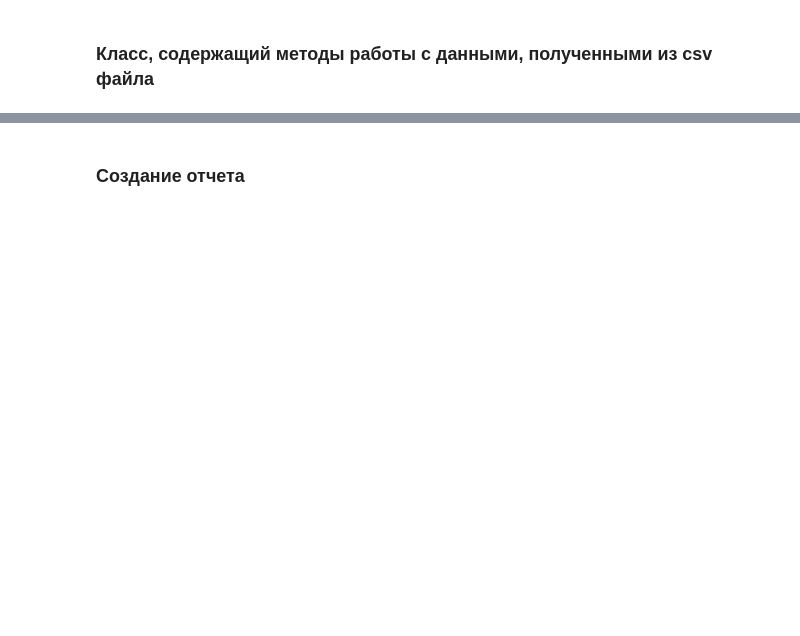
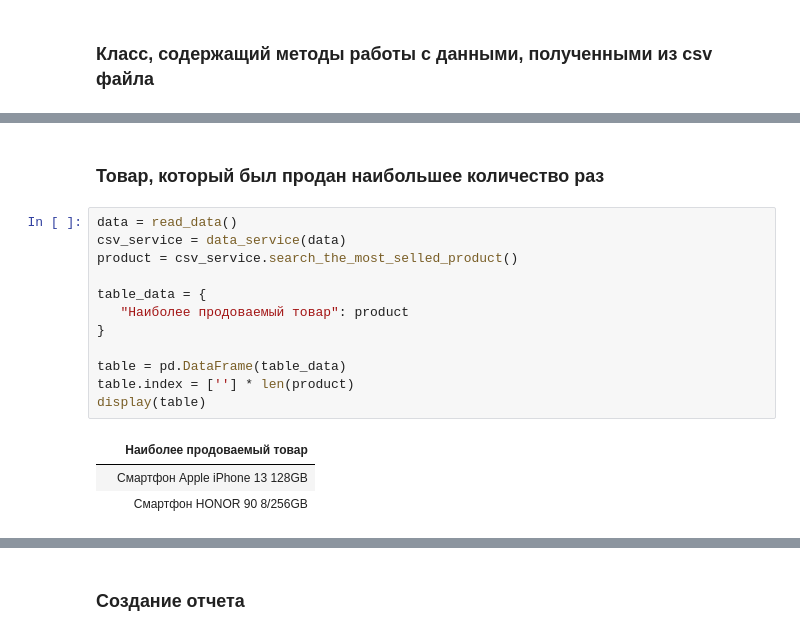
Before and after one commit to AlexanderPleshakov/algorithms_and_csv_files, a Jupyter notebook: CourceWork.ipynb, the cells around one changed output, grey strips where cells are left out. Cells and saved outputs as stored; diff of their text form; blank space fills up the shorter version.

```diff
--- a/CourceWork.ipynb
+++ b/CourceWork.ipynb
@@ -239,0 +221,18 @@ print(cl.calc_percent_of_revenue())
+# %% [markdown]
+### Товар, который был продан наибольшее количество раз
+# %%
+data = read_data()
+csv_service = data_service(data)
+product = csv_service.search_the_most_selled_product()
+
+table_data = {
+   "Наиболее продоваемый товар": product
+}
+
+table = pd.DataFrame(table_data)
+table.index = [''] * len(product)
+display(table)
+# %% [output]
+|  | Наиболее продоваемый товар |
+|  | Смартфон Apple iPhone 13 128GB |
+|  | Смартфон HONOR 90 8/256GB |
```
Also changed, not shown: parts of 11 cells of this notebook, 3 other files.
